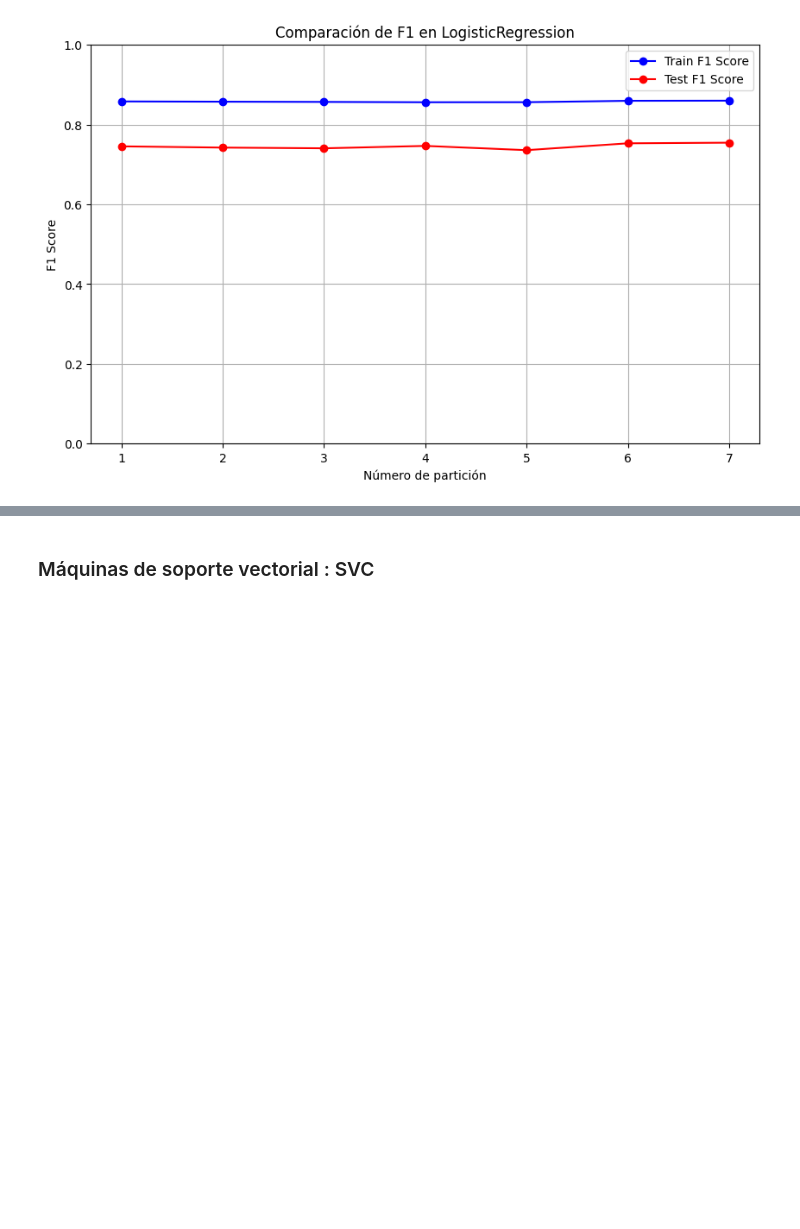
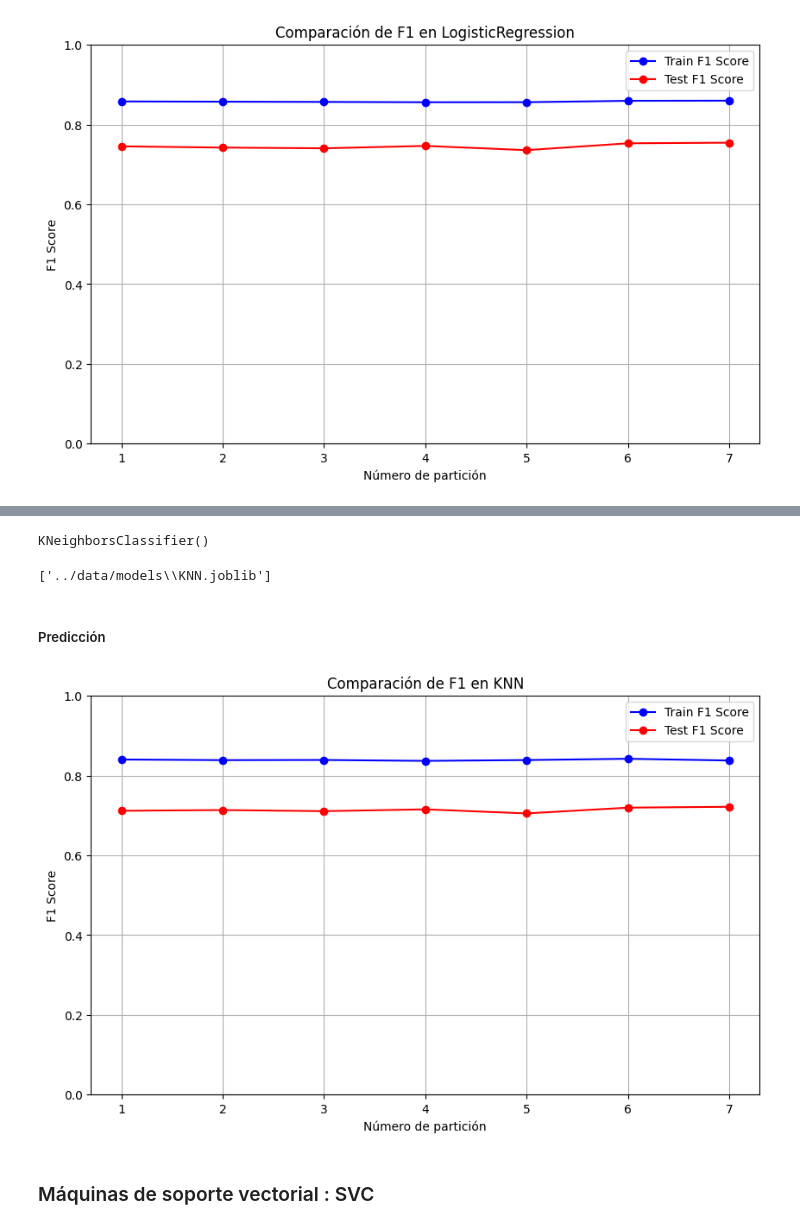
Before and after one commit to kliniik/Practica_AAI_1, a Jupyter notebook: supervised.ipynb, the cells around one changed output, grey strips where cells are left out. Drawn from its saved outputs; the diff is of its cells as text; code cells hidden in the pictures; blank space fills up the shorter version.

```diff
--- a/supervised.ipynb
+++ b/supervised.ipynb
@@ -247,0 +389,17 @@ results_dict['KNeighbors'] = evaluate_model(X_train, X_test, y_train, y_test, kn
+# %%
+# Entrenar un modelo de KNN con final_sample
+from sklearn.neighbors import KNeighborsClassifier
+model = KNeighborsClassifier(n_neighbors=5)
+X = final_sample.drop(columns=['label']).values
+y = final_sample['label'].values
+model.fit(X, y)
+# %% [output]
+KNeighborsClassifier()
+# %%
+dir = "../data/models"
+model_path = os.path.join(dir, "KNN.joblib")
+joblib.dump(model, model_path)
+# %% [output]
+['../data/models\\KNN.joblib']
+# %% [markdown]
+##### Predicción
@@ -248,2 +410,6 @@ results_dict['KNeighbors'] = evaluate_model(X_train, X_test, y_train, y_test, kn
+# %%
+plot_results('KNN')
+# %% [output]
+[figure, added]
 # %% [markdown]
 ### Máquinas de soporte vectorial : SVC
```
Also changed, not shown: parts of 43 cells of this notebook.
